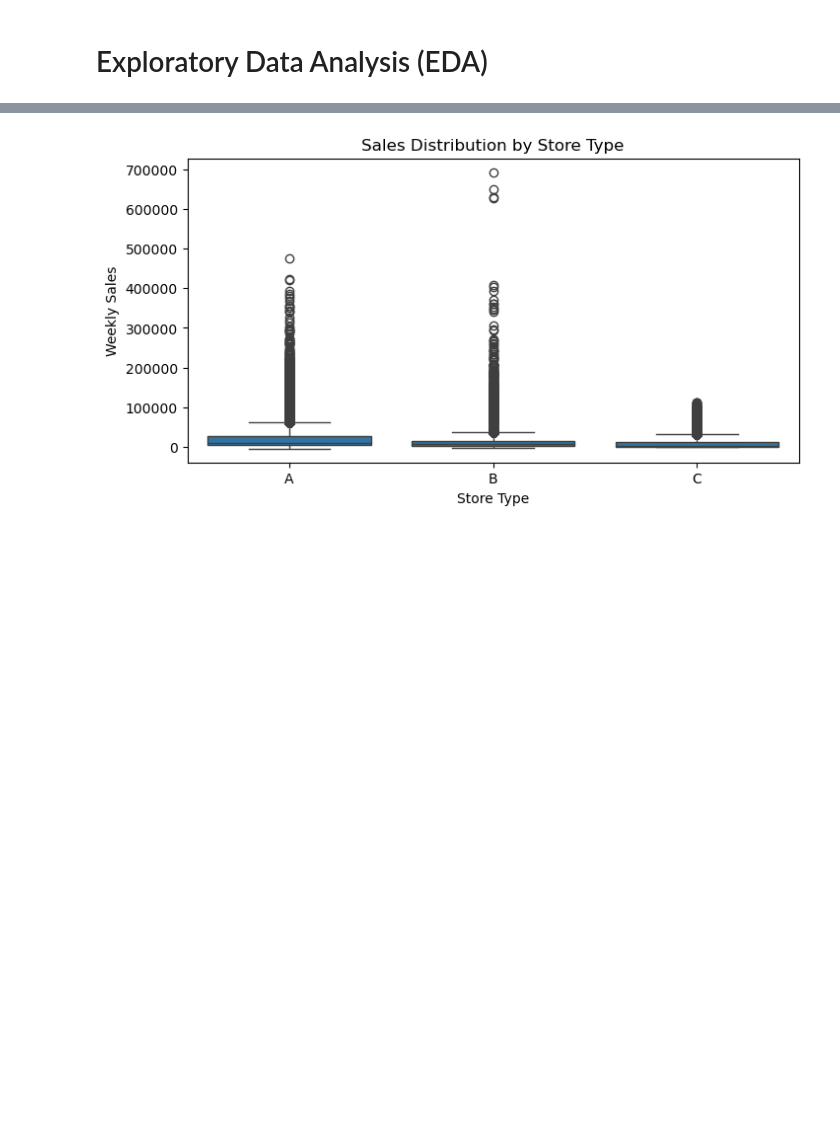
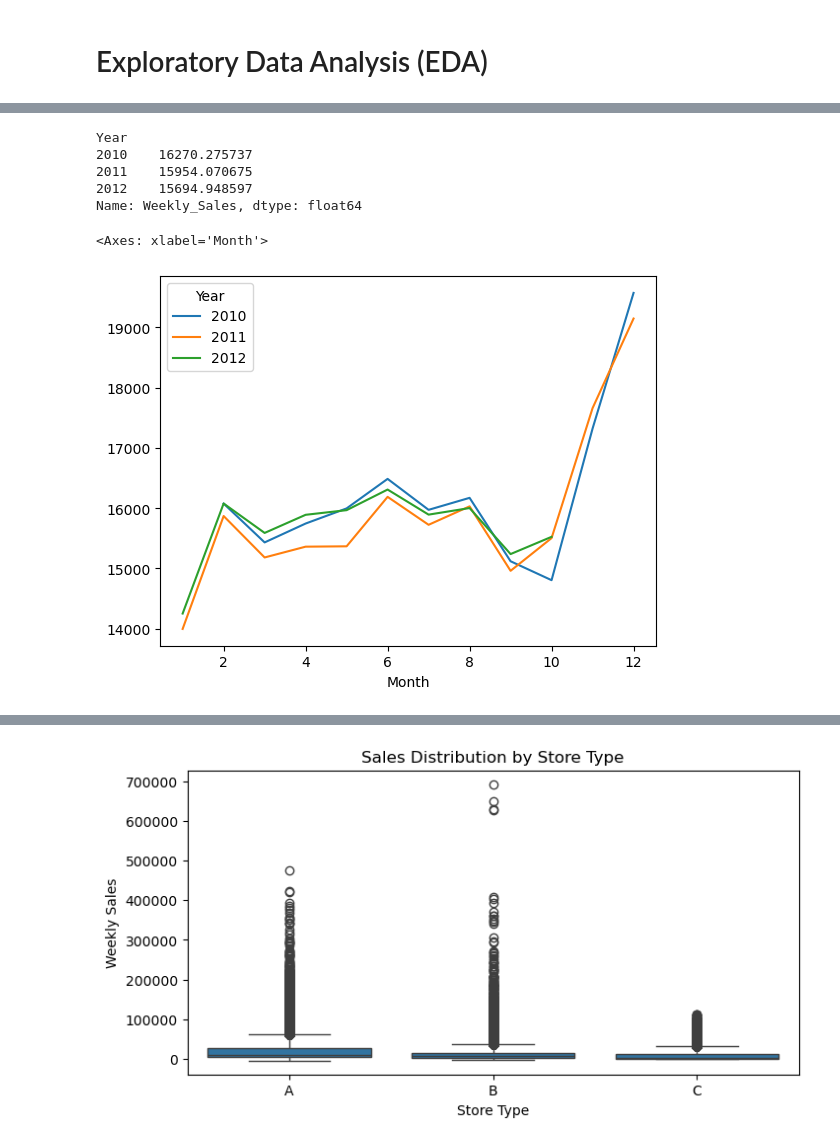
Before and after one commit to GARGI-GHORAI/soil-pollution-diseases, a Jupyter notebook: Walmart Sales Prediction (2).ipynb, the cells around one changed output, grey strips where cells are left out. Drawn from its saved outputs; the diff is of its cells as text; code cells hidden in the pictures; blank space fills up the shorter version.

```diff
--- a/Walmart Sales Prediction (2).ipynb
+++ b/Walmart Sales Prediction (2).ipynb
@@ -116,6 +114,10 @@ df.head(2)
 | 0 | 1 | 1 | 2010-02-05 | 24924.50 | False | 42.31 | 2.572 | NaN | NaN | ... |
 | 277665 | 29 | 5 | 2010-02-05 | 15552.08 | False | 24.36 | 2.788 | NaN | NaN | ... |
 2 rows × 21 columns
+# %%
+df=df.drop(columns=['IsHoliday_x'])
+# %%
+df=df.rename(columns={'IsHoliday_y':'IsHoliday'})
 # %% [markdown]
 # HANDLING MISSING VALUES
 # %%
@@ -160,0 +159,6 @@ plt.show()
+# %%
+df["Date"] = pd.to_datetime(df["Date"])
+df["Year"] = df["Date"].dt.year
+df["Month"] = df["Date"].dt.month
+df["Week"] = df["Date"].dt.isocalendar().week.astype(int)
+df["Day"] = df["Date"].dt.day
@@ -160,0 +182,14 @@ plt.show()
+# %%
+df.groupby('Year')['Weekly_Sales'].mean()
+# %% [output]
+Year
+2010    16270.275737
+2011    15954.070675
+2012    15694.948597
+Name: Weekly_Sales, dtype: float64
+# %%
+monthly_sales = pd.pivot_table(df, values = "Weekly_Sales", columns = "Year", index = "Month")
+monthly_sales.plot()
+# %% [output]
+<Axes: xlabel='Month'>
+[figure, added]
```
Also changed, not shown: parts of 52 cells of this notebook.
